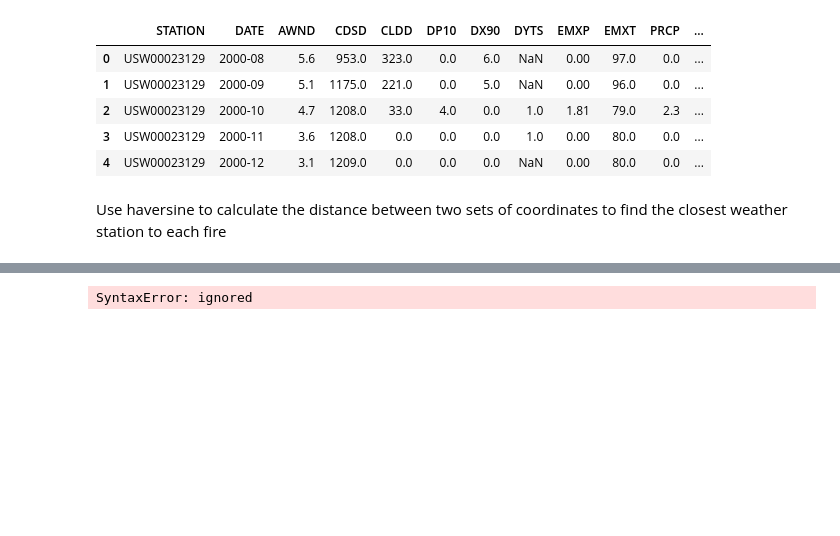
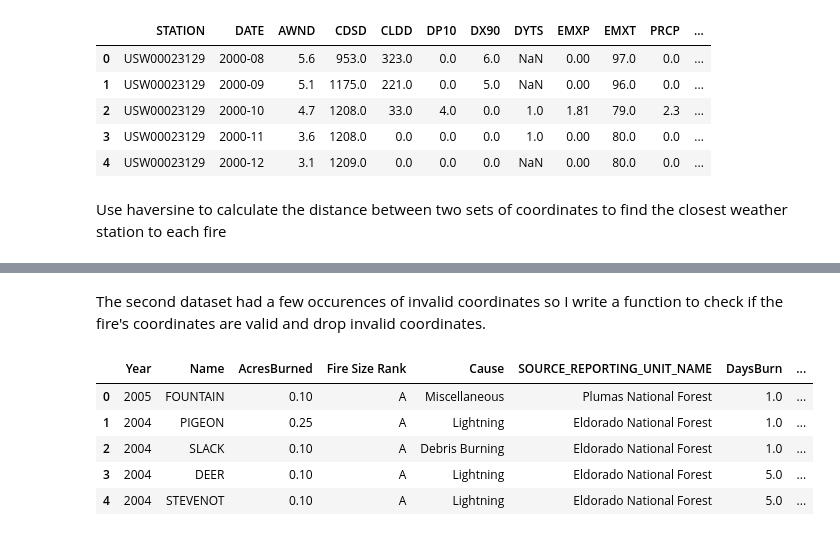
Before and after one commit to mnocerino23/Wildfire-Forecaster, a Jupyter notebook: NOAA_weatherdata.ipynb, the cells around one changed output, grey strips where cells are left out. Saved outputs shown, nothing was run; the diff lists cells and outputs as text; code cells hidden in the pictures; blank space fills up the shorter version.

```diff
--- a/NOAA_weatherdata.ipynb
+++ b/NOAA_weatherdata.ipynb
@@ -105,2 +101,4 @@ Requirement already satisfied: haversine in /usr/local/lib/python3.7/dist-packag
 93.18494458973653
+# %%
+wildfires1 = pd.read_csv('/content/drive/MyDrive/Data_Science_Projects/Wildfires/CA_Wildfires_2001_2015.csv')
 # %% [markdown]
@@ -108,17 +106,24 @@ In the code below, I find the closest NOAA weather station to every fire.
 # %%
-wildfires['NOAA Station'] = ''
-
-for index1, row in wildfires.iterrows():
+wildfires1['NOAA Station'] = ''
+for index1, row in wildfires1.iterrows():
   #initialize to a super large number so that condition of being less than this will be met right away
   min_dist = 100000000
+  w = []
+  w.append(float(wildfires1.at[index1, 'Latitude']))
+  w.append(float(wildfires1.at[index1, 'Longitude']))
+  wildfire_coordinates = tuple(w)
+
   for index2, row in stations.iterrows():
-    station = stations.index[index2, 'Station']
-    station_coordinates = tuple(stations.at[index2, 'Latitude'], stations.at[index, 'Longitude'])
-    wildfire_coordinates = tuple(wildfires.at[index1, 'Latitude'], wildfires.at[index1, 'Longitude'])
+    station = stations.at[index2, 'Station']
+    s = []
+    s.append(float(stations.at[index2, 'Latitude']))
+    s.append(float(stations.at[index2, 'Longitude']))
+    station_coordinates = tuple(s)
+
     dist = hs.haversine(station_coordinates, wildfire_coordinates)
     if dist < min_dist:
       min_dist = dist
       min_station = station
-  wildfires.at[index1, 'NOAA Station'] =
+  wildfires1.at[index1, 'NOAA Station'] = min_station
-# %% [output]
-SyntaxError: ignored
+# %% [markdown]
+The second dataset had a few occurences of invalid coordinates so I write a function to check if the fire's coordinates are valid and drop invalid coordinates.
@@ -124,0 +170,9 @@ SyntaxError: ignored
+# %%
+wildfires1.head(5)
+# %% [output]
+|  | Year | Name | AcresBurned | Fire Size Rank | Cause | SOURCE_REPORTING_UNIT_NAME | DaysBurn | ... |
+| 0 | 2005 | FOUNTAIN | 0.10 | A | Miscellaneous | Plumas National Forest | 1.0 | ... |
+| 1 | 2004 | PIGEON | 0.25 | A | Lightning | Eldorado National Forest | 1.0 | ... |
+| 2 | 2004 | SLACK | 0.10 | A | Debris Burning | Eldorado National Forest | 1.0 | ... |
+| 3 | 2004 | DEER | 0.10 | A | Lightning | Eldorado National Forest | 5.0 | ... |
+| 4 | 2004 | STEVENOT | 0.10 | A | Lightning | Eldorado National Forest | 5.0 | ... |
```
Also changed, not shown: parts of 8 cells of this notebook.
